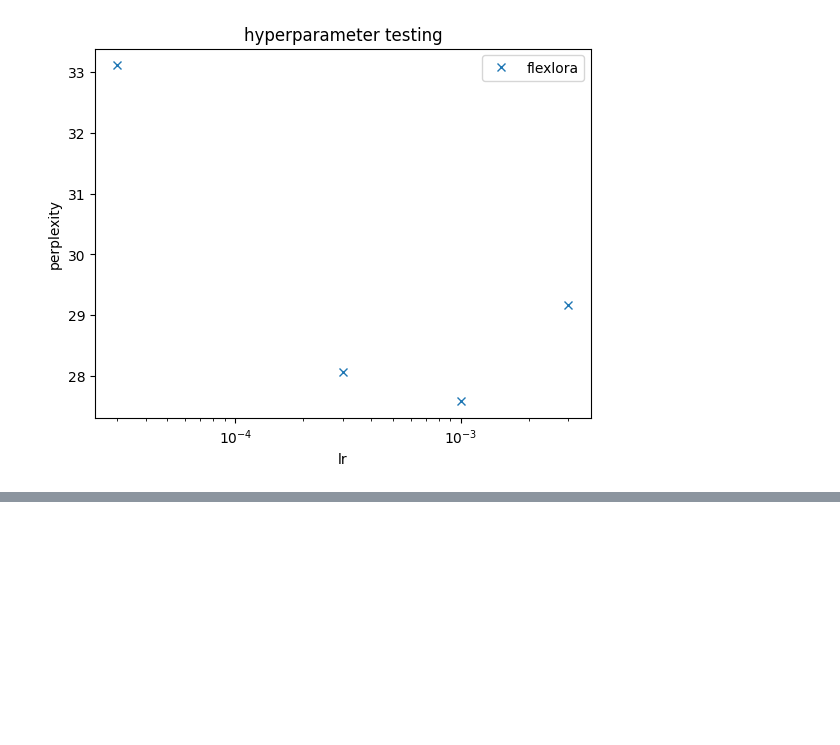
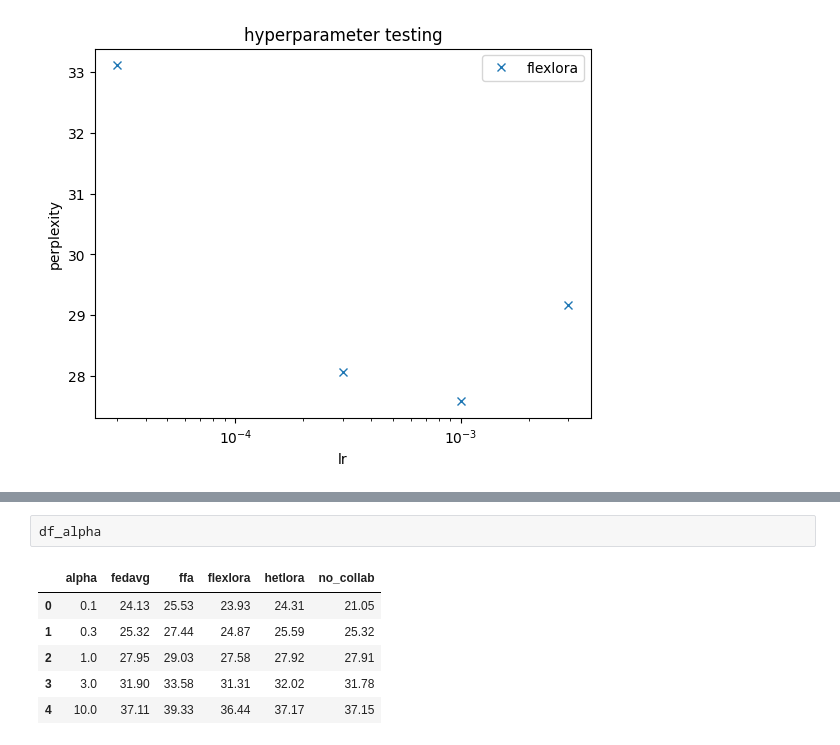
Before and after one commit to Matthew2357/project, a Jupyter notebook: first_graphs.ipynb, the cells around one changed output, grey strips where cells are left out. Drawn from its saved outputs; the diff is of its cells as text; blank space fills up the shorter version.

```diff
--- a/first_graphs.ipynb
+++ b/first_graphs.ipynb
@@ -145,0 +158,9 @@ plt.show()
+# %%
+df_alpha
+# %% [output]
+|  | alpha | fedavg | ffa | flexlora | hetlora | no_collab |
+| 0 | 0.1 | 24.13 | 25.53 | 23.93 | 24.31 | 21.05 |
+| 1 | 0.3 | 25.32 | 27.44 | 24.87 | 25.59 | 25.32 |
+| 2 | 1.0 | 27.95 | 29.03 | 27.58 | 27.92 | 27.91 |
+| 3 | 3.0 | 31.90 | 33.58 | 31.31 | 32.02 | 31.78 |
+| 4 | 10.0 | 37.11 | 39.33 | 36.44 | 37.17 | 37.15 |
```
Also changed, not shown: parts of 4 cells of this notebook.
